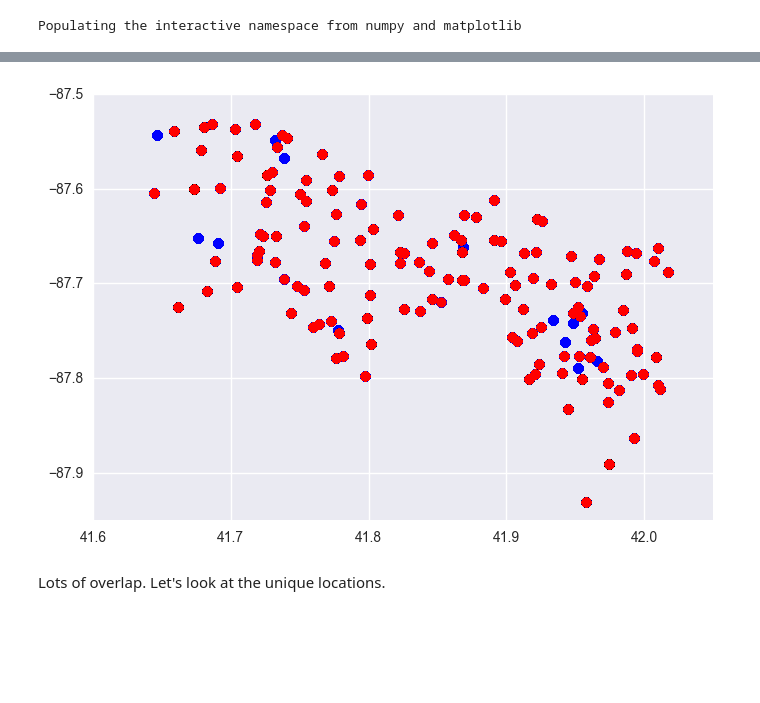
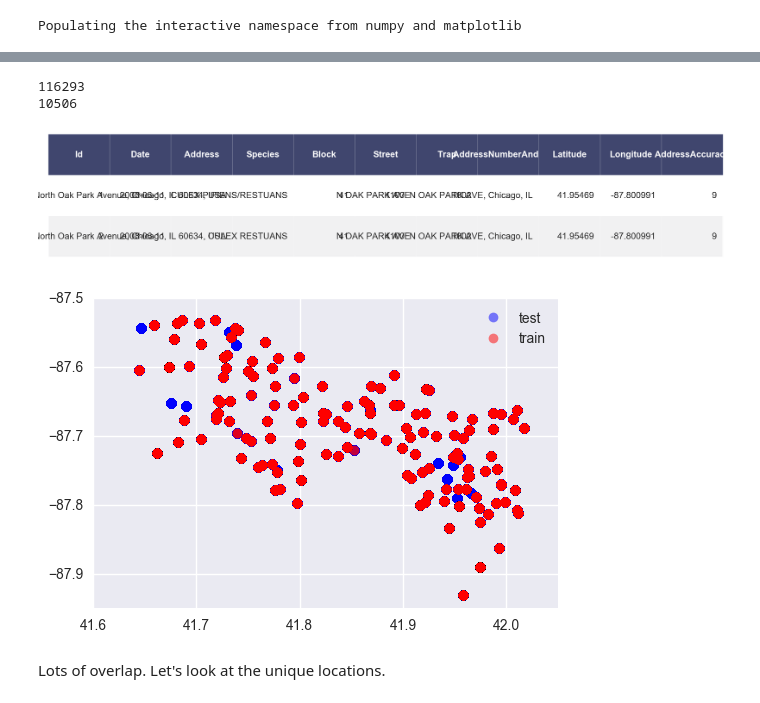
Before and after one commit to sempwn/west-nile-virus, a Jupyter notebook: data_exploration.ipynb, the cells around one changed output, grey strips where cells are left out. Drawn from its saved outputs; the diff is of its cells as text; code cells hidden in the pictures; blank space fills up the shorter version.

```diff
--- a/data_exploration.ipynb
+++ b/data_exploration.ipynb
@@ -32,8 +48,20 @@ df_test.head()
+# %%
+#print lengths of dataframes
+print (len(df_test.index))
+print (len(df_train.index))
+# %% [output]
+116293
+10506
+# %%
+render_mpl_table(df_test.iloc[0:2],row_height=2.0,font_size=24);
+# %% [output]
+[figure, added]
 # %%
-plt.plot(df_test['Latitude'],df_test['Longitude'],'bo');
-plt.plot(df_train['Latitude'],df_train['Longitude'],'ro');
+plt.plot(df_test['Latitude'],df_test['Longitude'],'bo',label='test',alpha=0.5);
+plt.plot(df_train['Latitude'],df_train['Longitude'],'ro',label='train',alpha=0.5);
+plt.legend();
 # %% [output]
-[figure, old version]
+[figure, new version]
 # %% [markdown]
 Lots of overlap. Let's look at the unique locations.
 # %%
```
Also changed, not shown: parts of 46 cells of this notebook, 6 other files.
